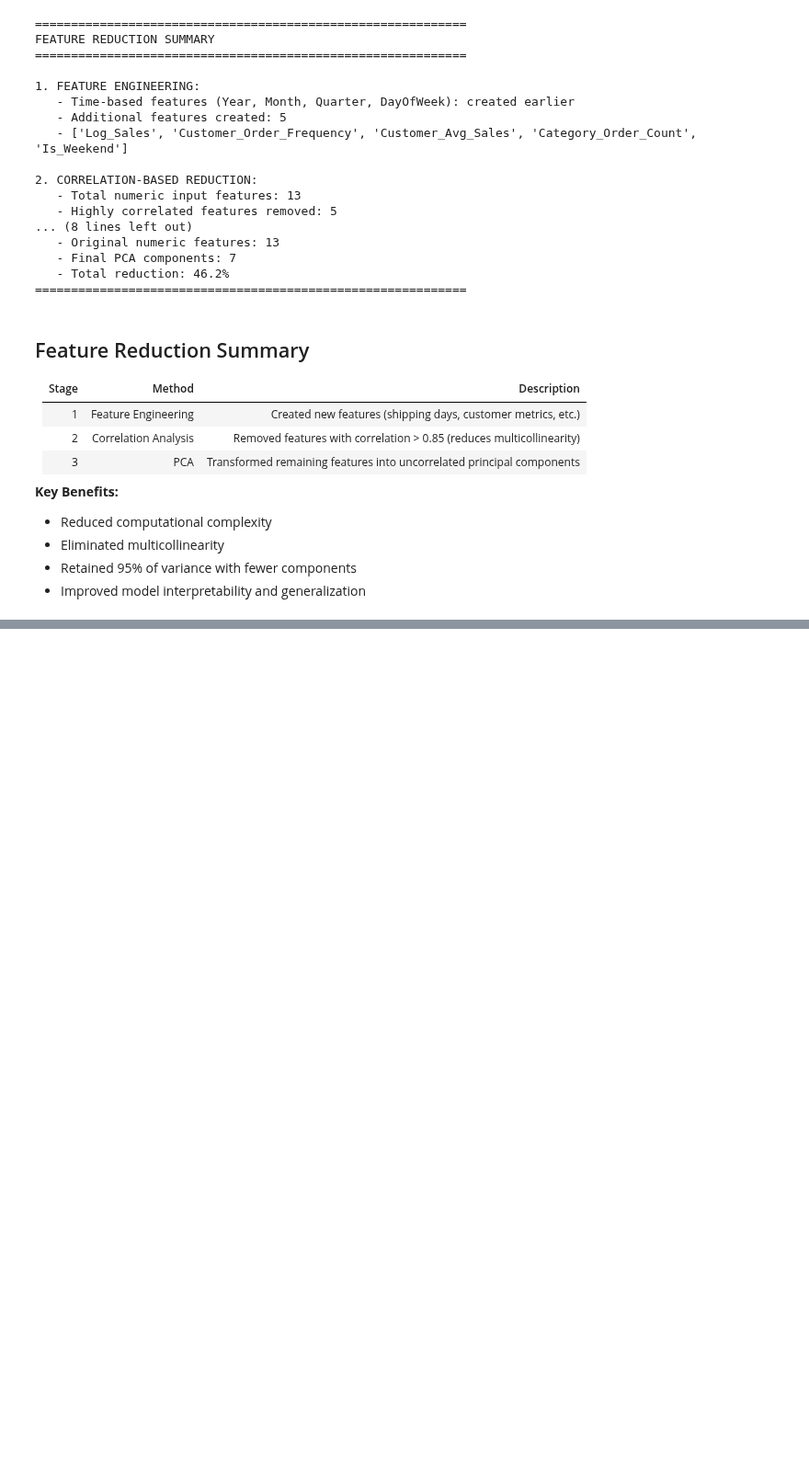
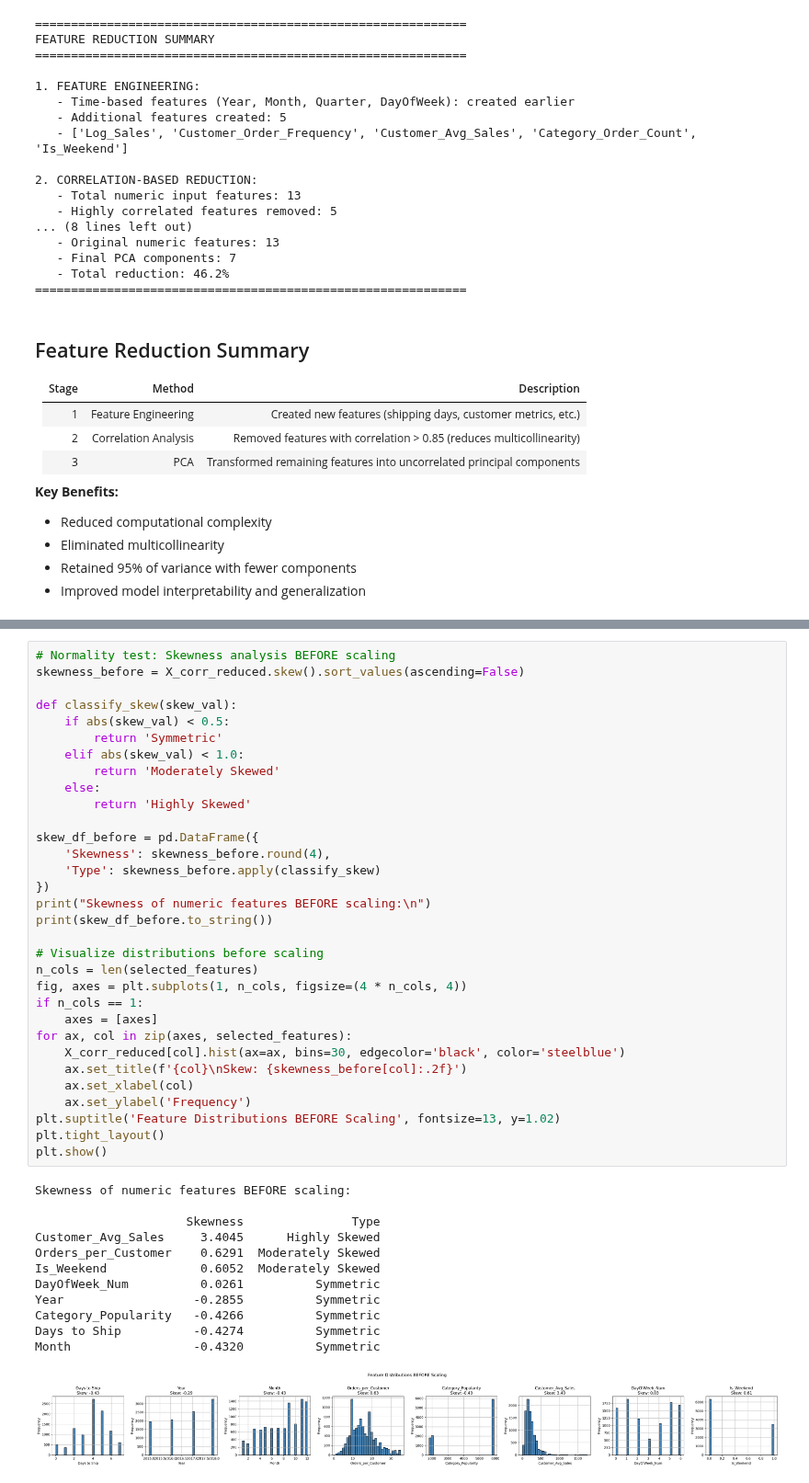
Before and after one commit to kritishaaaaa/Predicting-Seasonal-Sales-Trend, a Jupyter notebook: index.ipynb, the cells around one changed output, grey strips where cells are left out. Shown at 92% size. Saved outputs shown, nothing was run; the diff lists cells and outputs as text; blank space fills up the shorter version.

```diff
--- a/index.ipynb
+++ b/index.ipynb
@@ -1514,0 +1527,45 @@ FEATURE REDUCTION SUMMARY
+# %%
+# Normality test: Skewness analysis BEFORE scaling
+skewness_before = X_corr_reduced.skew().sort_values(ascending=False)
+
+def classify_skew(skew_val):
+    if abs(skew_val) < 0.5:
+        return 'Symmetric'
+    elif abs(skew_val) < 1.0:
+        return 'Moderately Skewed'
+    else:
+        return 'Highly Skewed'
+
+skew_df_before = pd.DataFrame({
+    'Skewness': skewness_before.round(4),
+    'Type': skewness_before.apply(classify_skew)
+})
+print("Skewness of numeric features BEFORE scaling:\n")
+print(skew_df_before.to_string())
+
+# Visualize distributions before scaling
+n_cols = len(selected_features)
+fig, axes = plt.subplots(1, n_cols, figsize=(4 * n_cols, 4))
+if n_cols == 1:
+    axes = [axes]
+for ax, col in zip(axes, selected_features):
+    X_corr_reduced[col].hist(ax=ax, bins=30, edgecolor='black', color='steelblue')
+    ax.set_title(f'{col}\nSkew: {skewness_before[col]:.2f}')
+    ax.set_xlabel(col)
+    ax.set_ylabel('Frequency')
+plt.suptitle('Feature Distributions BEFORE Scaling', fontsize=13, y=1.02)
+plt.tight_layout()
+plt.show()
+# %% [output]
+Skewness of numeric features BEFORE scaling:
+
+                     Skewness               Type
+Customer_Avg_Sales     3.4045      Highly Skewed
+Orders_per_Customer    0.6291  Moderately Skewed
+Is_Weekend             0.6052  Moderately Skewed
+DayOfWeek_Num          0.0261          Symmetric
+Year                  -0.2855          Symmetric
+Category_Popularity   -0.4266          Symmetric
+Days to Ship          -0.4274          Symmetric
+Month                 -0.4320          Symmetric
+[figure, added]
```
Also changed, not shown: parts of 20 cells of this notebook, 1 other file.
